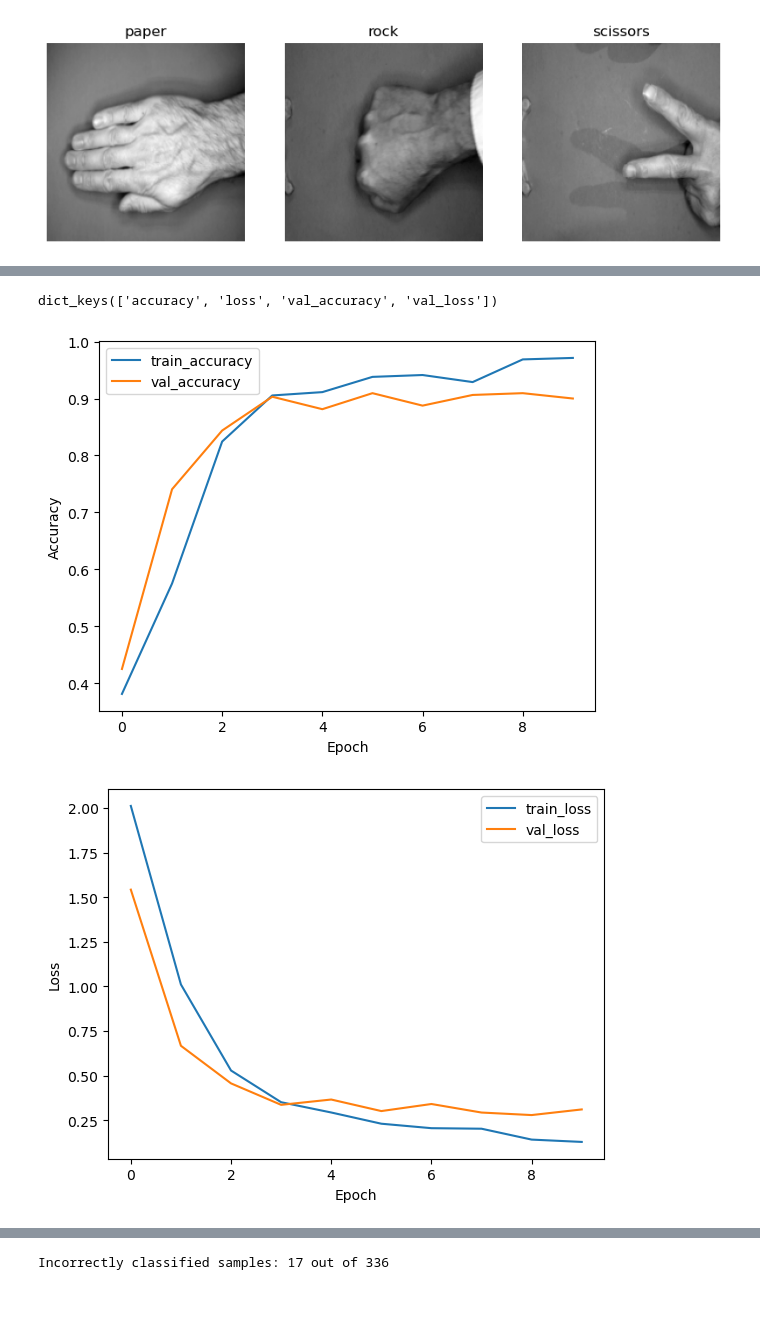
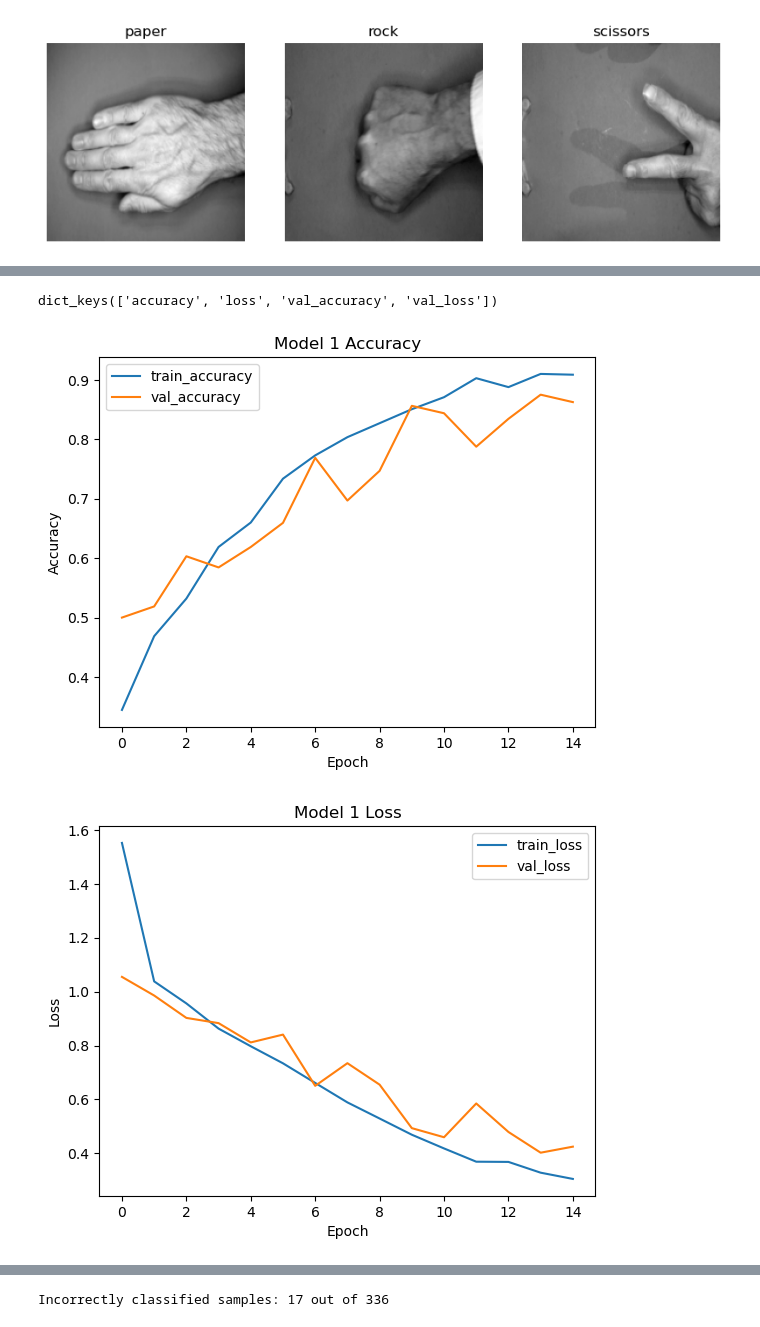
Before and after one commit to WildSheepChaser/StatML, a Jupyter notebook: main.ipynb, the cells around one changed output, grey strips where cells are left out. Cells and saved outputs as stored; diff of their text form; code cells hidden in the pictures; blank space fills up the shorter version.

```diff
--- a/main.ipynb
+++ b/main.ipynb
@@ -86,8 +100,8 @@ data_augmentation = keras.Sequential([
 ])
 # %%
 
-if os.path.exists("model_1.h5"):
-    model_1 = keras.models.load_model("model_1.h5")
+if os.path.exists("model_1.keras"):
+    model_1 = keras.models.load_model("model_1.keras")
     history_1 = pd.read_csv('./training_1.log',sep=',',engine='python')
 else:
     model_1 = keras.Sequential(
@@ -106,10 +120,10 @@ else:
     csv_logger_1 = CSVLogger('training_1.log', separator=',', append=False)
     model_1.summary()
     model_1.compile(
-        optimizer=keras.optimizers.Adam(learning_rate=0.001),
+        optimizer=keras.optimizers.Adam(learning_rate=0.0005),
         loss="sparse_categorical_crossentropy",
         metrics=["accuracy"]
     )
-    history_1=model_1.fit(train_ds, validation_data=val_ds, epochs=10, callbacks=[csv_logger_1])
+    history_1=model_1.fit(train_ds, validation_data=val_ds, epochs=15, callbacks=[csv_logger_1])
     history_1=history_1.history
 # %% [output]
@@ -158,19 +179,21 @@ Epoch 10/10
 # %%
 print(history_1.keys())
+plt.title("Model 1 Accuracy")
 plt.plot(history_1["accuracy"], label="train_accuracy")
 plt.plot(history_1["val_accuracy"], label="val_accuracy")
 #plt.ylim(0.8, 1.0)
 plt.xlabel("Epoch")
 plt.ylabel("Accuracy")
 plt.legend()
 plt.show()
+plt.title("Model 1 Loss")
 plt.plot(history_1["loss"], label="train_loss")
 plt.plot(history_1["val_loss"], label="val_loss")
 plt.xlabel("Epoch")
 plt.ylabel("Loss")
 plt.legend()
 plt.show()
 # %% [output]
 dict_keys(['accuracy', 'loss', 'val_accuracy', 'val_loss'])
-[figure, old version]
+[figure, new version]
-[figure, old version]
+[figure, new version]
```
Also changed, not shown: parts of 37 cells of this notebook.
